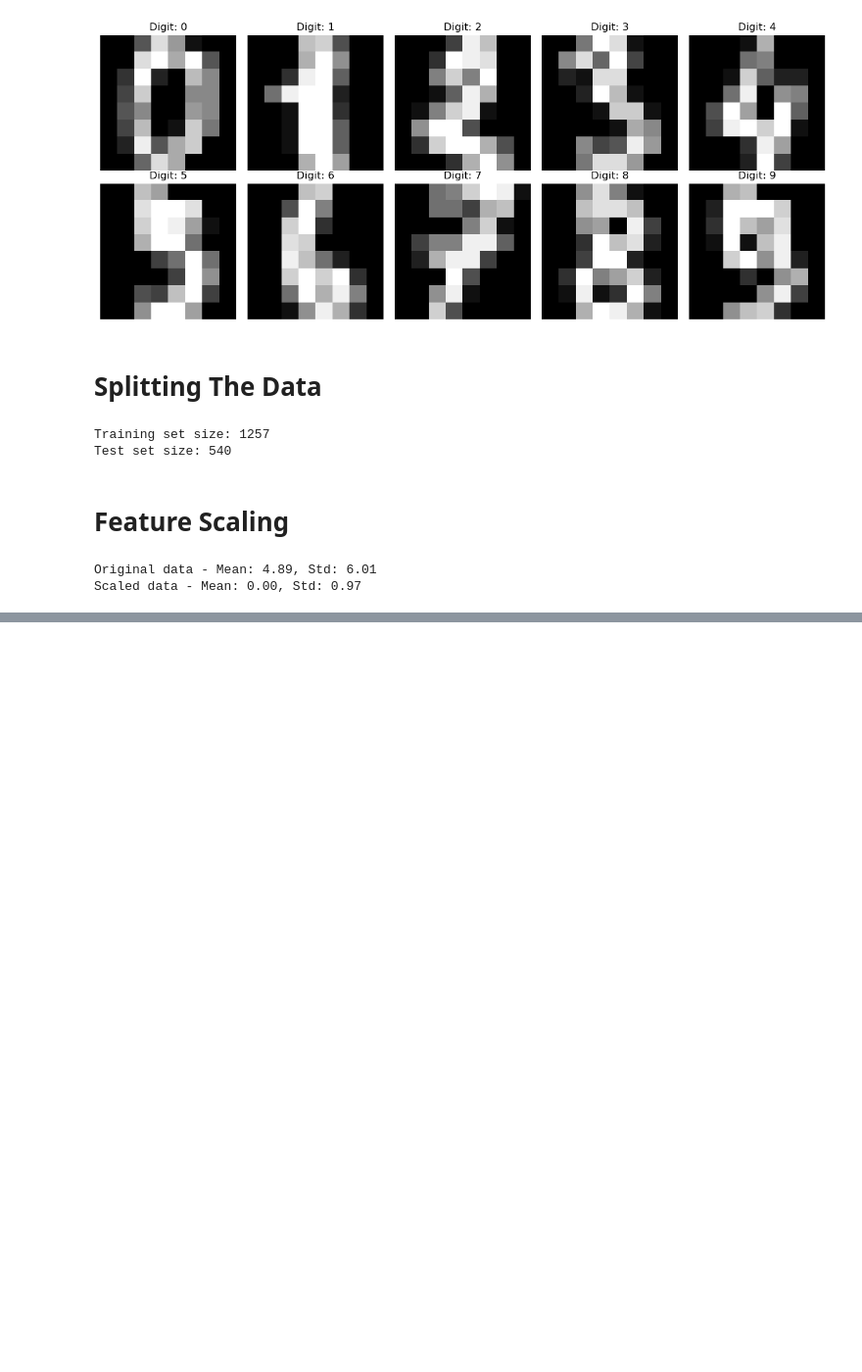
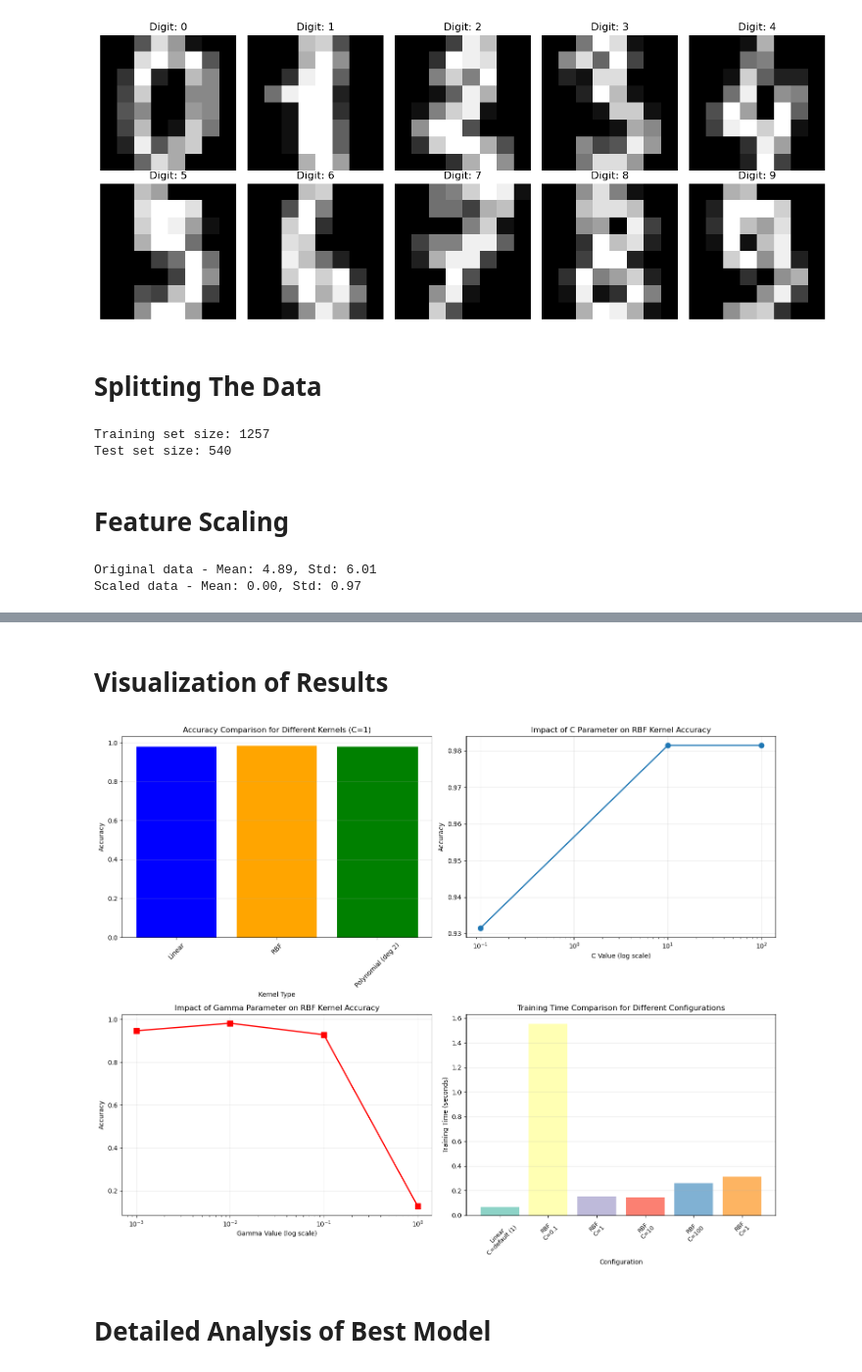
Before and after one commit to SobhanEyvazipoor/Homework-2, a Jupyter notebook: Exercise_3.ipynb, the cells around one changed output, grey strips where cells are left out. Shown: that part at 98% size. Saved outputs shown, nothing was run; the diff lists cells and outputs as text; code cells hidden in the pictures; blank space fills up the shorter version.

```diff
--- a/Exercise_3.ipynb
+++ b/Exercise_3.ipynb
@@ -65,0 +127,9 @@ Scaled data - Mean: 0.00, Std: 0.97
+# %%
+gamma_values = [0.001, 0.01, 0.1, 1]
+gamma_results = {}
+
+for gamma in gamma_values:
+    print(f"\nTraining RBF SVM with gamma={gamma}")
+    results = evaluate_svm_model('rbf', X_train_scaled, X_test_scaled, y_train, y_test, C=1, gamma=gamma)
+    gamma_results[gamma] = results
+    print(f"Accuracy: {results['accuracy']:.4f}, Training Time: {results['training_time']:.4f}s")
@@ -65,0 +150,8 @@ Scaled data - Mean: 0.00, Std: 0.97
+# %%
+poly_results = {}
+
+for degree in [2, 3]:
+    print(f"\nTraining Polynomial SVM with degree={degree}")
+    results = evaluate_svm_model('poly', X_train_scaled, X_test_scaled, y_train, y_test, degree=degree)
+    poly_results[degree] = results
+    print(f"Accuracy: {results['accuracy']:.4f}, Training Time: {results['training_time']:.4f}s")
@@ -65,0 +231,60 @@ Scaled data - Mean: 0.00, Std: 0.97
+# %% [markdown]
+# Visualization of Results
+# %%
+fig, axes = plt.subplots(2, 2, figsize=(15, 12))
+
+# Accuracy Comparison
+kernels_compare = results_df[results_df['C'].isin(['default (1)', 1]) &
+                             (results_df['Gamma'] == 'default (scale)') &
+                             (results_df['Degree'].isin(['-', 2]))]
+axes[0, 0].bar(range(len(kernels_compare)), kernels_compare['Accuracy'], color=['blue', 'orange', 'green'])
+axes[0, 0].set_title('Accuracy Comparison for Different Kernels (C=1)')
+axes[0, 0].set_xlabel('Kernel Type')
+axes[0, 0].set_ylabel('Accuracy')
+axes[0, 0].set_xticks(range(len(kernels_compare)))
+axes[0, 0].set_xticklabels([f"{row['Kernel']}" + (f" (deg {row['Degree']})" if row['Degree'] != '-' else '')
+                           for _, row in kernels_compare.iterrows()], rotation=45)
+axes[0, 0].grid(axis='y', alpha=0.3)
+
+# Impact of C Parameter on RBF Kernel
+c_impact = results_df[(results_df['Kernel'] == 'RBF') & (results_df['Gamma'] == 'default (scale)') &
+                      (results_df['C'] != 1) | (results_df['C'] == 'default (1)')]
+c_impact = c_impact[c_impact['C'] != 'default (1)']  # Remove the default entry
+
+axes[0, 1].plot(c_impact['C'].astype(float), c_impact['Accuracy'], marker='o', linewidth=2, markersize=8)
+axes[0, 1].set_title('Impact of C Parameter on RBF Kernel Accuracy')
+axes[0, 1].set_xlabel('C Value (log scale)')
+axes[0, 1].set_ylabel('Accuracy')
+axes[0, 1].set_xscale('log')
+axes[0, 1].grid(True, alpha=0.3)
+
+# Impact of Gamma Parameter on RBF Kernel
+gamma_impact = results_df[(results_df['Kernel'] == 'RBF') & (results_df['C'] == 1) &
+                          (results_df['Gamma'] != 'default (scale)')]
+
+axes[1, 0].plot(gamma_impact['Gamma'].astype(float), gamma_impact['Accuracy'], marker='s', linewidth=2, markersize=8, color='red')
+axes[1, 0].set_title('Impact of Gamma Parameter on RBF Kernel Accuracy')
+axes[1, 0].set_xlabel('Gamma Value (log scale)')
+axes[1, 0].set_ylabel('Accuracy')
+axes[1, 0].set_xscale('log')
+axes[1, 0].grid(True, alpha=0.3)
+
+# Training Time Comparison - First 6 Configurations for Clarity
+time_compare = results_df.head(6)
+
+axes[1, 1].bar(range(len(time_compare)), time_compare['Training Time (s)'],
+               color=plt.cm.Set3(range(len(time_compare))))
+axes[1, 1].set_title('Training Time Comparison for Different Configurations')
+axes[1, 1].set_xlabel('Configuration')
+axes[1, 1].set_ylabel('Training Time (seconds)')
+axes[1, 1].set_xticks(range(len(time_compare)))
+axes[1, 1].set_xticklabels([f"{row['Kernel']}\nC={row['C']}" for _, row in time_compare.iterrows()],
+                           rotation=45, fontsize=9)
+axes[1, 1].grid(axis='y', alpha=0.3)
+
+plt.tight_layout()
+plt.show()
+# %% [output]
+[figure, added]
+# %% [markdown]
+# Detailed Analysis of Best Model
```
Also changed, not shown: parts of 19 cells of this notebook.
